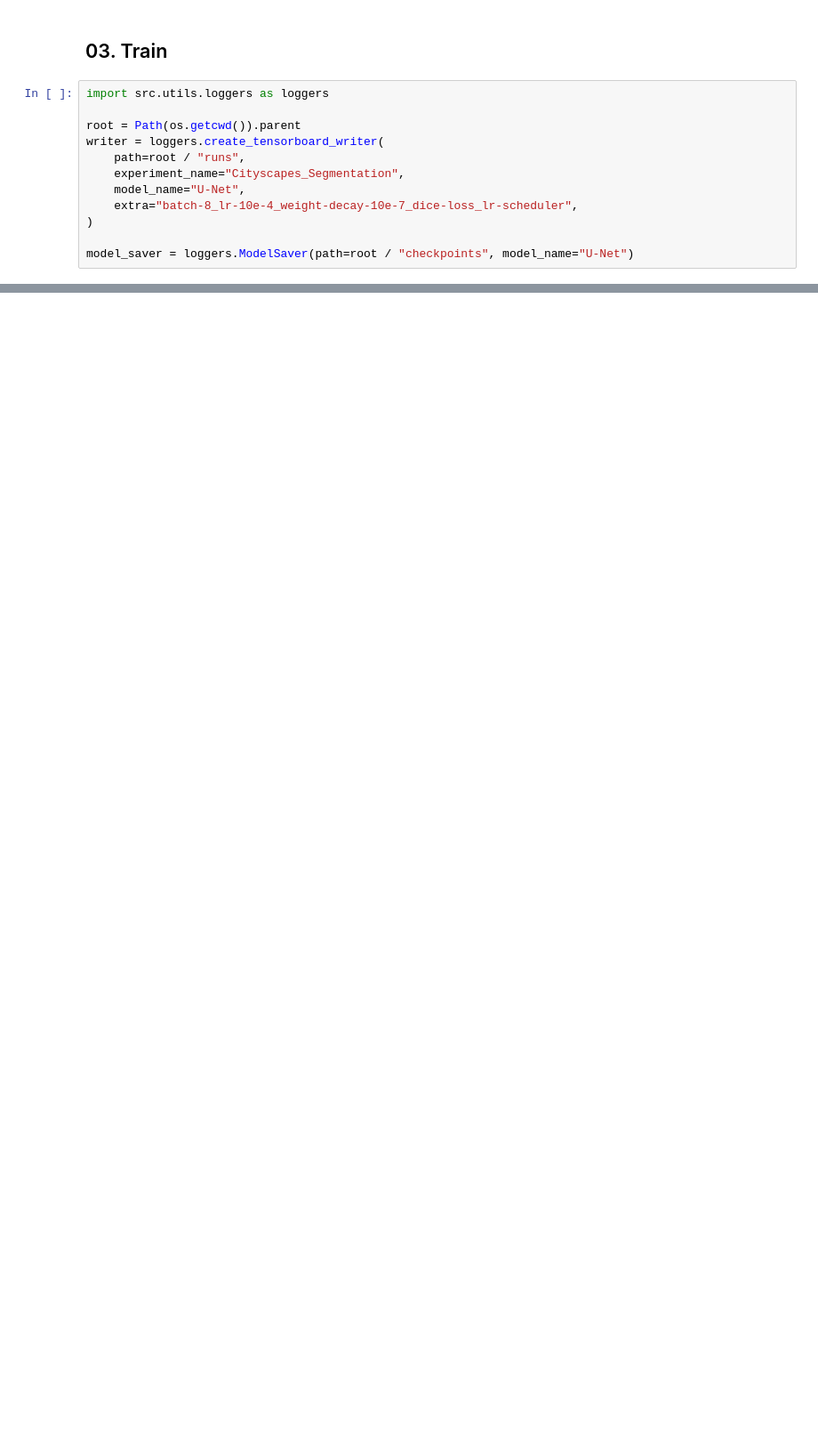
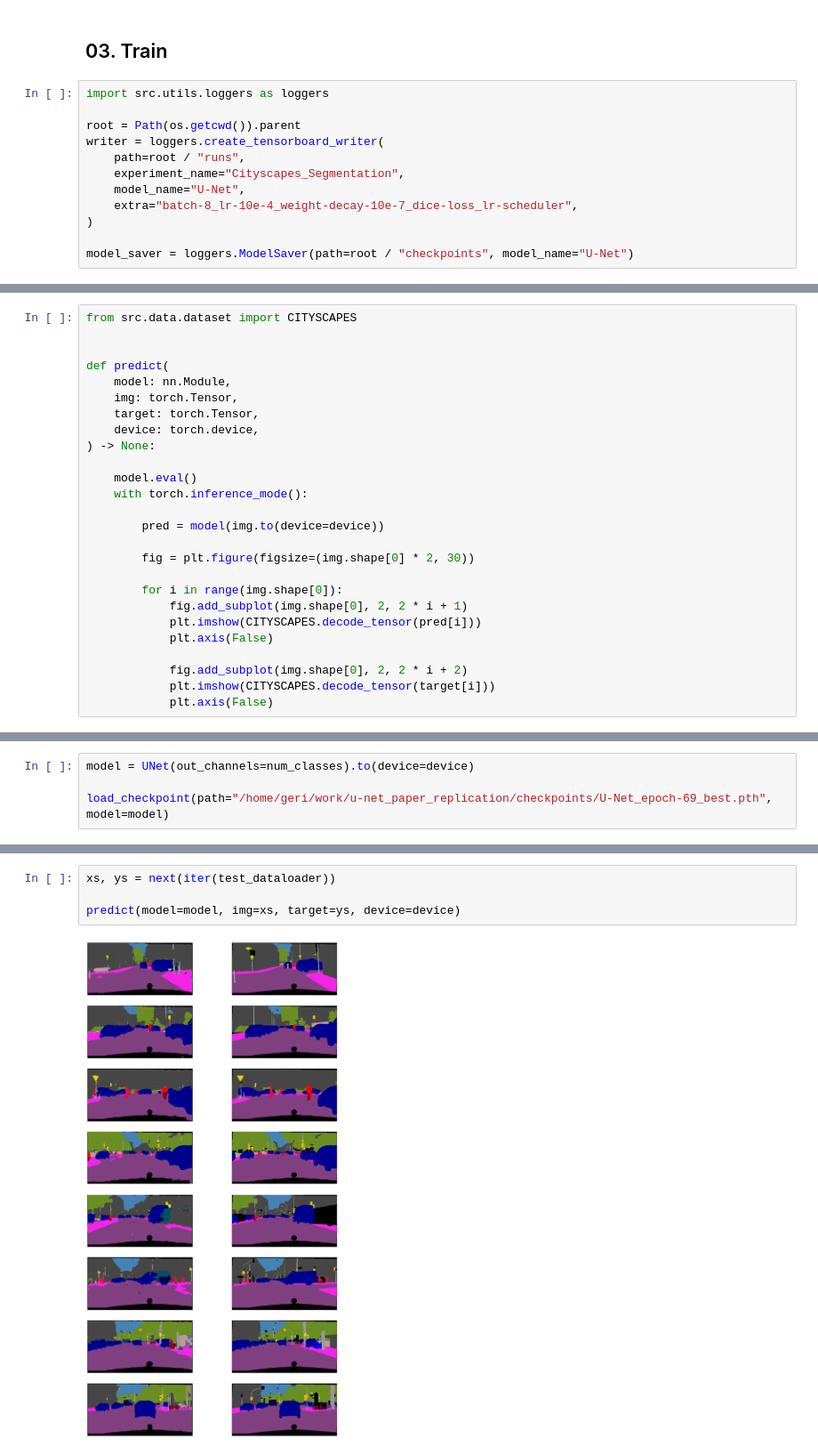
Before and after one commit to geripapp17/u-net_cityscapes, a Jupyter notebook: notebooks/unet_paper_replication.ipynb, the cells around one changed output, grey strips where cells are left out. Shown: that part at 89% size. Saved outputs shown, nothing was run; the diff lists cells and outputs as text; blank space fills up the shorter version.

Commit message:
Added Inference

```diff
--- a/notebooks/unet_paper_replication.ipynb
+++ b/notebooks/unet_paper_replication.ipynb
@@ -139,0 +195,26 @@ train(
+# %%
+from src.data.dataset import CITYSCAPES
+
+
+def predict(
+    model: nn.Module,
+    img: torch.Tensor,
+    target: torch.Tensor,
+    device: torch.device,
+) -> None:
+
+    model.eval()
+    with torch.inference_mode():
+
+        pred = model(img.to(device=device))
+
+        fig = plt.figure(figsize=(img.shape[0] * 2, 30))
+
+        for i in range(img.shape[0]):
+            fig.add_subplot(img.shape[0], 2, 2 * i + 1)
+            plt.imshow(CITYSCAPES.decode_tensor(pred[i]))
+            plt.axis(False)
+
+            fig.add_subplot(img.shape[0], 2, 2 * i + 2)
+            plt.imshow(CITYSCAPES.decode_tensor(target[i]))
+            plt.axis(False)
@@ -139,0 +240,4 @@ train(
+# %%
+model = UNet(out_channels=num_classes).to(device=device)
+
+load_checkpoint(path="/home/geri/work/u-net_paper_replication/checkpoints/U-Net_epoch-69_best.pth", model=model)
@@ -139,0 +246,6 @@ train(
+# %%
+xs, ys = next(iter(test_dataloader))
+
+predict(model=model, img=xs, target=ys, device=device)
+# %% [output]
+[figure, added]
```
Also changed, not shown: parts of 11 cells of this notebook, 3 other files.
